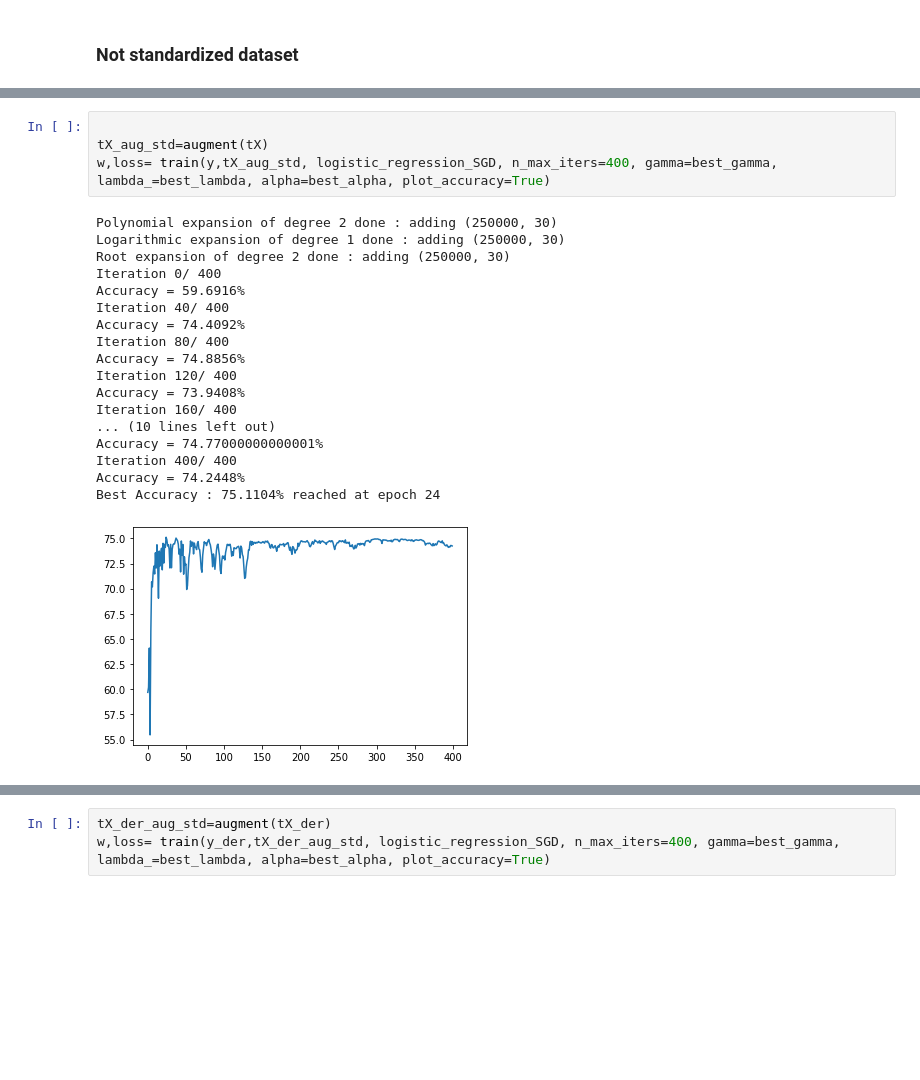
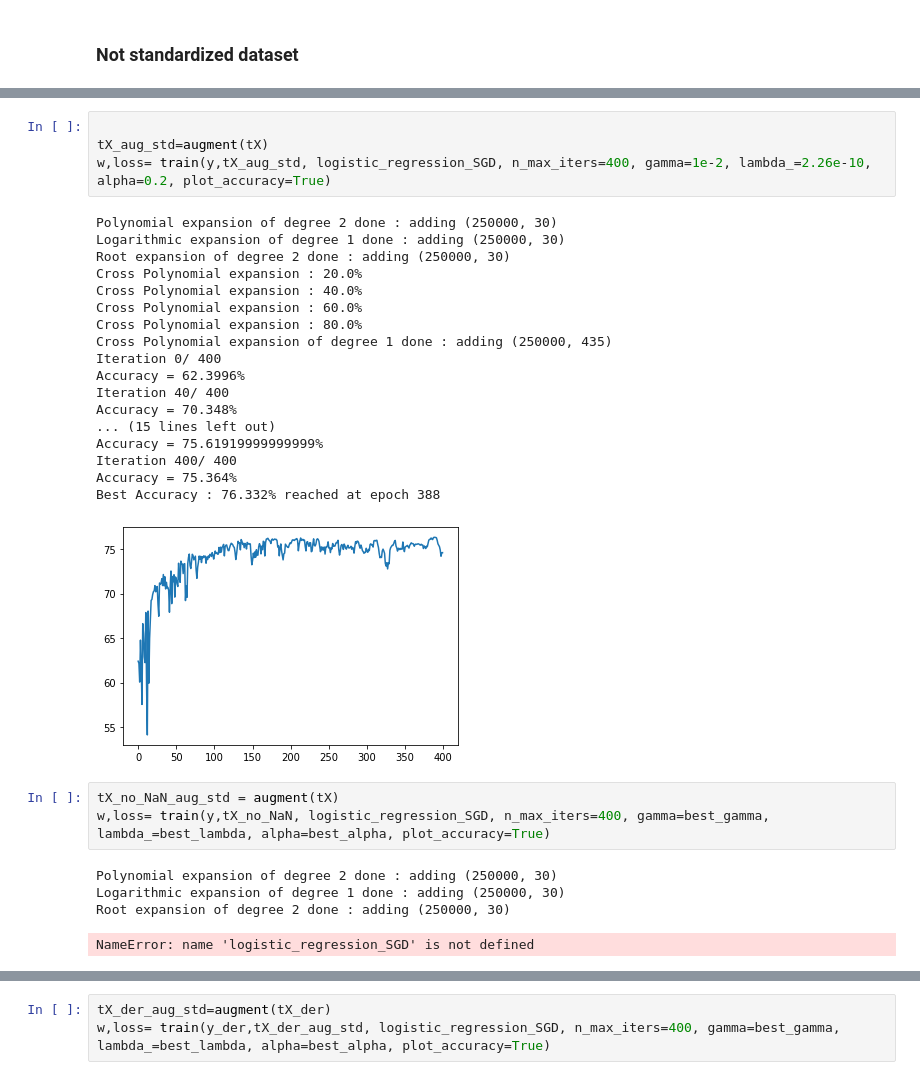
Before and after one commit to mismayil/higgs-boson, a Jupyter notebook: implementations.ipynb, the cells around one changed output, grey strips where cells are left out. Saved outputs shown, nothing was run; the diff lists cells and outputs as text; blank space fills up the shorter version.

```diff
--- a/implementations.ipynb
+++ b/implementations.ipynb
@@ -314,26 +329,34 @@ TypeError: reg_logistic_regression_SGD() got an unexpected keyword argument 'deg
+# %%
+
+tX_aug_std=augment(tX)
+w,loss= train(y,tX_aug_std, logistic_regression_SGD, n_max_iters=400, gamma=1e-2, lambda_=2.26e-10, alpha=0.2, plot_accuracy=True)
+# %% [output]
+Polynomial expansion of degree 2 done : adding (250000, 30)
+Logarithmic expansion of degree 1 done : adding (250000, 30)
+Root expansion of degree 2 done : adding (250000, 30)
+Cross Polynomial expansion : 20.0%
+Cross Polynomial expansion : 40.0%
+Cross Polynomial expansion : 60.0%
+Cross Polynomial expansion : 80.0%
+Cross Polynomial expansion of degree 1 done : adding (250000, 435)
+Iteration 0/ 400
+Accuracy = 62.3996%
+Iteration 40/ 400
+Accuracy = 70.348%
+... (15 lines left out)
+Accuracy = 75.61919999999999%
+Iteration 400/ 400
+Accuracy = 75.364%
+Best Accuracy : 76.332% reached at epoch 388
+[figure, added]
 # %%
-
-tX_aug_std=augment(tX)
-w,loss= train(y,tX_aug_std, logistic_regression_SGD, n_max_iters=400, gamma=best_gamma, lambda_=best_lambda, alpha=best_alpha, plot_accuracy=True)
+tX_no_NaN_aug_std = augment(tX)
+w,loss= train(y,tX_no_NaN, logistic_regression_SGD, n_max_iters=400, gamma=best_gamma, lambda_=best_lambda, alpha=best_alpha, plot_accuracy=True)
 # %% [output]
 Polynomial expansion of degree 2 done : adding (250000, 30)
 Logarithmic expansion of degree 1 done : adding (250000, 30)
 Root expansion of degree 2 done : adding (250000, 30)
-Iteration 0/ 400
-Accuracy = 59.6916%
-Iteration 40/ 400
-Accuracy = 74.4092%
-Iteration 80/ 400
-Accuracy = 74.8856%
-Iteration 120/ 400
-Accuracy = 73.9408%
-Iteration 160/ 400
-... (10 lines left out)
-Accuracy = 74.77000000000001%
-Iteration 400/ 400
-Accuracy = 74.2448%
-Best Accuracy : 75.1104% reached at epoch 24
-[figure, removed]
+NameError: name 'logistic_regression_SGD' is not defined
 # %%
 tX_pri_aug_std=augment(tX_pri)
 w,loss= train(y_pri,tX_pri_aug_std, logistic_regression_SGD, n_max_iters=400, gamma=best_gamma, lambda_=best_lambda, alpha=best_alpha, plot_accuracy=True)
```
Also changed, not shown: parts of 18 cells of this notebook, 1 other file.
